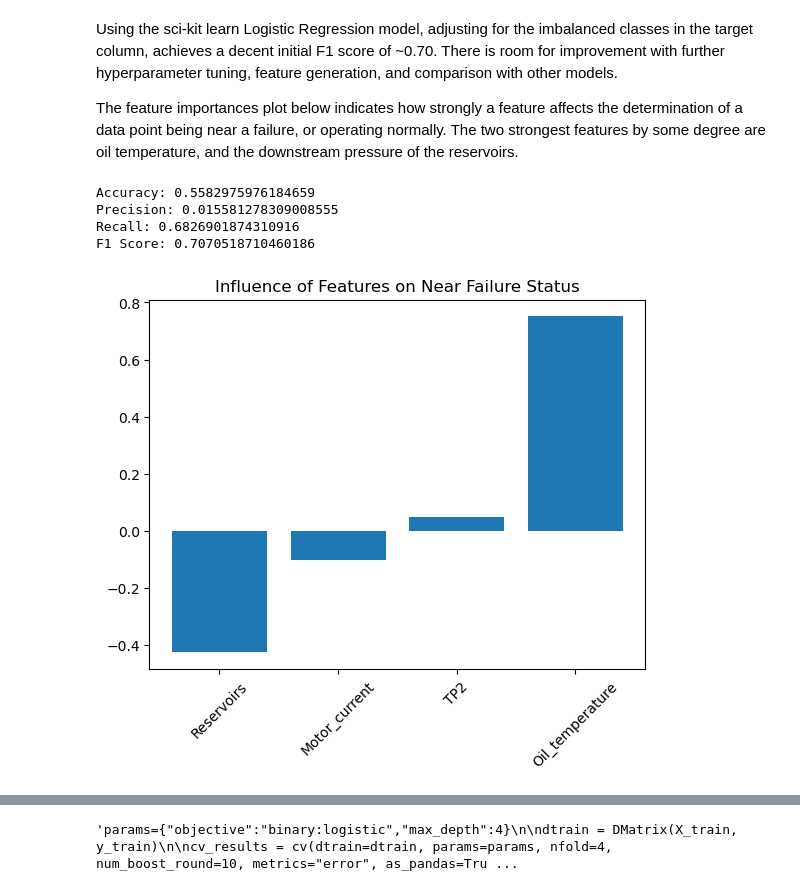
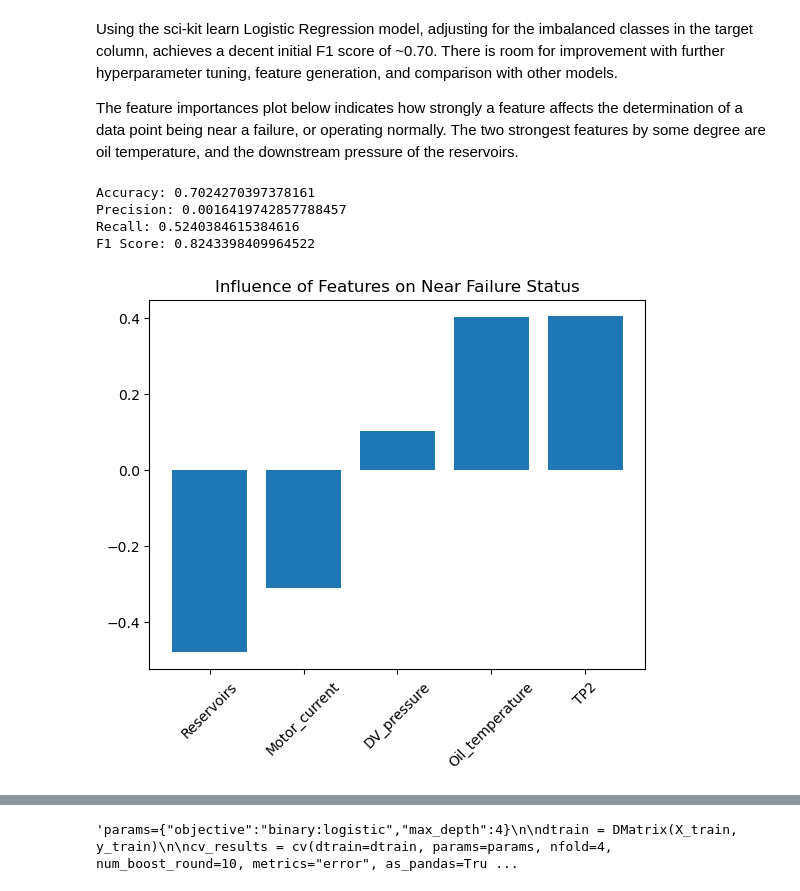
Before and after one commit to Dave-Codes/Predictive-Maintenance, a Jupyter notebook: predictive-maintenance-metropt-3.ipynb, the cells around one changed output, grey strips where cells are left out. Saved outputs shown, nothing was run; the diff lists cells and outputs as text; code cells hidden in the pictures.

Commit message:
merged failure and normal_op_df + time series data prep, F1 increase ~0.14, low precision

```diff
--- a/predictive-maintenance-metropt-3.ipynb
+++ b/predictive-maintenance-metropt-3.ipynb
@@ -396,0 +354,2 @@ Name: pre_fail_day, dtype: int64
+# %%
+merged_df = pd.DataFrame({'week':week_pre_fail_df['pre_fail_week_binary'],'day':day_pre_fail_df['pre_fail_day_binary'],'hour':hour_pre_fail_df['pre_fail_hour_binary']})
@@ -396,0 +377,2 @@ Name: pre_fail_day, dtype: int64
+# %%
+model_df = normal_op_df.merge(merged_df, left_index=True, right_index=True)
@@ -465,7 +435,7 @@ Now I have a dataframe of records under normal operation, merged with the column
 
 For use in the model, I create a dataframe of the continuous numeric variables and the target pre_fail_hour variable. While other variables may prove useful later, they are essentially On/Off features, and that could distort the accuracy of the model without more careful consideration.
 # %%
-model_df = normal_op_df[['TP2','TP3','H1','DV_pressure','Reservoirs','Oil_temperature','Motor_current','pre_fail_day']]
+model_df = model_df[['TP2','TP3','H1','DV_pressure','Reservoirs','Oil_temperature','Oil_level','Motor_current','week','day','hour']]
 # %% [markdown]
 With this dataframe, a correlation matrix is calculated and presented as a heatmap. This is used to eliminate one or both features if they are highly correlated.
 
@@ -514,9 +484,9 @@ model_df.head()
 # %%
 # Creating the X data from the pertinent columns of the model ready dataframe
-X = model_df[['TP2', 'Reservoirs', 'Oil_temperature', 'Motor_current']]
+X = model_df[['TP2', 'Reservoirs', 'DV_pressure','Oil_temperature', 'Motor_current']]
 
 # Declaring the target column of pre_fail_hour as the y or target data
-y = model_df['pre_fail_day']
+y = model_df['hour']
 
 # Splitting the data into training and testing, stratifying by the y variable of pre_fail_hour as it has greatly imbalanced class distribution
 X_train, X_test, y_train, y_test = train_test_split(X, y, test_size=0.3, stratify=y)
@@ -554,34 +524,34 @@ The feature importances plot below indicates how strongly a feature affects the
 The two strongest features by some degree are oil temperature, and the downstream pressure of the reservoirs.
 # %%
 # Instantiating a scikit-learn Logistic Regression model with class weights set to counteract the imbalanced target classes
-logreg_1 = LogisticRegression(random_state=17, class_weight={True:100, False:1})
+logreg_1 = LogisticRegression(random_state=17, class_weight={True:1000, False:1})
 
 # Fitting the model with the training data
 logreg_1.fit(X_train, y_train)
 
 # Predicting target values from the test data
 y_pred = logreg_1.predict(X_test)
 
 # Accessing the feature_importances of the model after fitting
 feature_importances = pd.DataFrame(data={"Feature": X.columns, "Importance": logreg_1.coef_[0]}).sort_values(by='Importance')
 
 # Calculating and printing model evaluation metrics
 print("Accuracy:", accuracy_score(y_test, y_pred))
 print("Precision:", precision_score(y_test, y_pred))
 print("Recall:", recall_score(y_test, y_pred))
 print("F1 Score:", f1_score(y_test, y_pred, average='weighted'))
 
 # Plotting the feature importances as a bar chart
 plt.bar(feature_importances["Feature"], feature_importances["Importance"])
 plt.xticks(rotation=45)
 plt.title("Influence of Features on Near Failure Status")
 plt.show()
 # %% [output]
-Accuracy: 0.5582975976184659
-Precision: 0.015581278309008555
-Recall: 0.6826901874310916
-F1 Score: 0.7070518710460186
+Accuracy: 0.7024270397378161
+Precision: 0.0016419742857788457
+Recall: 0.5240384615384616
+F1 Score: 0.8243398409964522
-[figure, old version]
+[figure, new version]
 # %%
 # Instantiating an XGBoost Classifier model for binary classification via logistic regression (this model needs work)
 xgb_model = XGBClassifier(objective='binary:logistic', n_estimators=10, seed=17)
```
Also changed, not shown: parts of 69 cells of this notebook.
